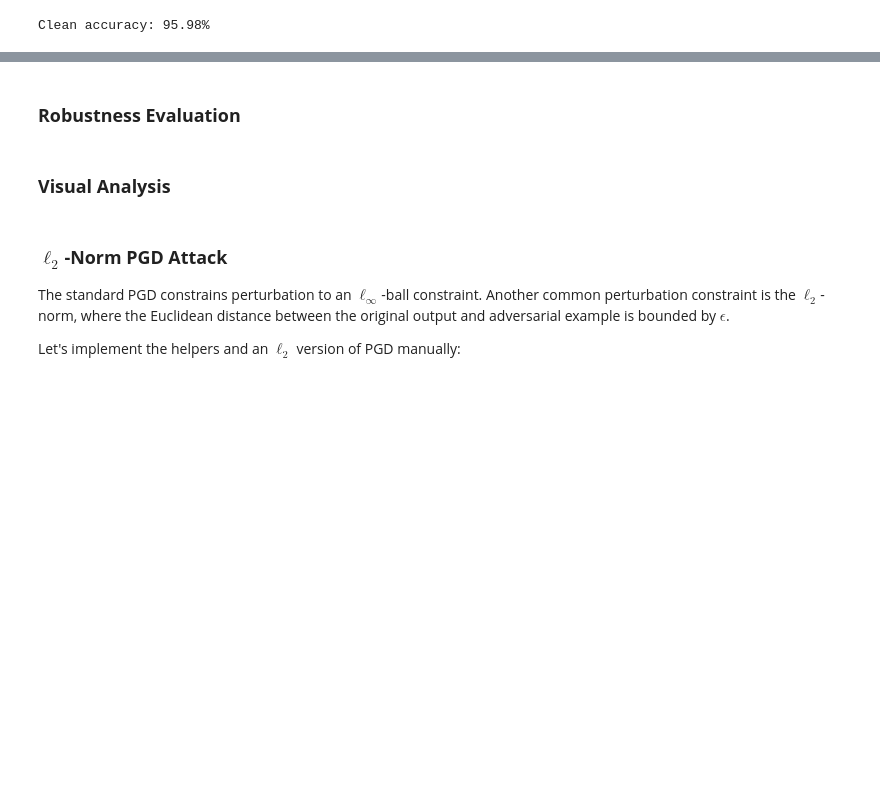
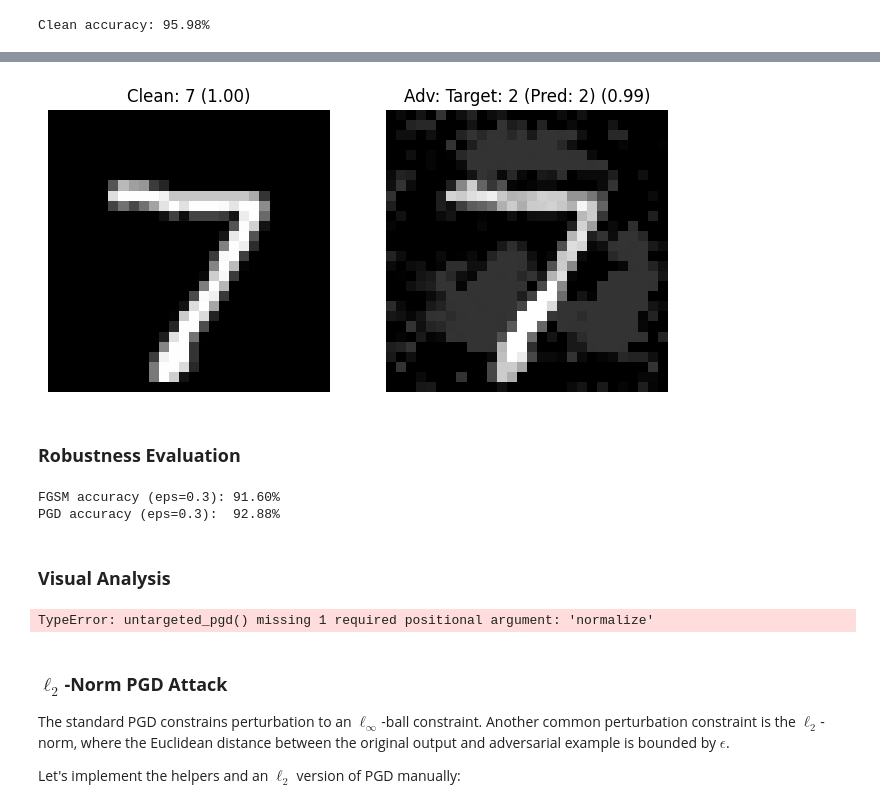
Before and after one commit to ELTE-DSED/Intro-Data-Security, a Jupyter notebook: module_02_input_manipulation/Lab2_Evasion_Attacks.ipynb, the cells around one changed output, grey strips where cells are left out. Drawn from its saved outputs; the diff is of its cells as text; code cells hidden in the pictures; blank space fills up the shorter version.

```diff
--- a/module_02_input_manipulation/Lab2_Evasion_Attacks.ipynb
+++ b/module_02_input_manipulation/Lab2_Evasion_Attacks.ipynb
@@ -272,43 +320,104 @@ def pgd_attack(model, x, y, epsilon=0.3, alpha=0.01, steps=40):
+# %%
+def targeted_pgd(x_batch, target_labels, network, normalize, eps=0.3, alpha=0.01, steps=40, **kwargs):
+    """
+    Generates a batch of targeted PGD adversarial examples.
+    """
+    x_batch = x_batch.clone().detach().to(device)
+    target_labels = target_labels.to(device)
+
+    # Initialize adversarial image with small noise
+    x_adv = x_batch + 0.001 * torch.randn_like(x_batch)
+
+    for _ in range(steps):
+        x_adv.requires_grad_(True)
+
+        # Normalize images for the network
+        x_normalized = normalize(x_adv)
+
+        # Forward pass
+        logits = network(x_normalized)
+
+        # Compute Loss relative to target labels
+        loss_fn = nn.CrossEntropyLoss(reduction="mean")
+        loss = loss_fn(logits, target_labels)
+
+        # Backward pass
+        network.zero_grad()
+        loss.backward()
+
+        # Extract the sign of the gradient
+        grad_sign = x_adv.grad.data.sign()
+
+        # Targeted update: SUBTRACT gradient sign to MINIMIZE loss of target
+        x_adv = x_adv - alpha * grad_sign
+
+        # Project perturbation back into epsilon-ball
+        perturbation = torch.clamp(x_adv - x_batch, min=-eps, max=eps)
+
+        # Apply perturbation and clamp to valid pixel range [0, 1]
+        x_adv = torch.clamp(x_batch + perturbation, 0.0, 1.0).detach()
+
+    return x_adv
+# %%
+# Test your targeted implementation
+test_targeted_attack(targeted_pgd, net, device, target_label=2, eps=0.3, alpha=0.01, steps=20)
+# %% [output]
+[figure, added]
 # %% [markdown]
 ### **Robustness Evaluation**
 # %%
-def adversarial_accuracy(model, loader, attack_fn, **kwargs):
+def adversarial_accuracy(network, loader, attack_fn, **kwargs):
     correct, total = 0, 0
-    model.eval()
+    network.eval()
+    normalize = transforms.Normalize((0.1307,), (0.3081,))
+    # Denormalize function to convert loader output back to [0,1]
+    def denormalize(tensor):
+        return tensor * 0.3081 + 0.1307
+
     for x, y in loader:
         x, y = x.to(device), y.to(device)
-        x_adv = attack_fn(model, x, y, **kwargs)
-        logits = model(x_adv)
+        x_unnorm = denormalize(x)
+        x_adv = attack_fn(x_unnorm, y, network, normalize, **kwargs)
+        logits = network(normalize(x_adv))
         preds = logits.argmax(dim=1)
         correct += (preds == y).sum().item()
         total += y.size(0)
     return correct / total
 
-fgsm_acc = adversarial_accuracy(model, test_loader, fgsm_attack, epsilon=0.3)
-pgd_acc = adversarial_accuracy(model, test_loader, pgd_attack, epsilon=0.3, alpha=0.01, steps=20)
+fgsm_acc = adversarial_accuracy(net, test_loader, untargeted_pgd, eps=0.3, alpha=0.3, steps=1)
+pgd_acc = adversarial_accuracy(net, test_loader, untargeted_pgd, eps=0.3, alpha=0.01, steps=20)
 
 print(f"FGSM accuracy (eps=0.3): {fgsm_acc * 100:.2f}%")
 print(f"PGD accuracy (eps=0.3):  {pgd_acc * 100:.2f}%")
+# %% [output]
+FGSM accuracy (eps=0.3): 91.60%
+PGD accuracy (eps=0.3):  92.88%
 # %% [markdown]
 ### **Visual Analysis**
 # %%
+from utils import MNIST_NORMALIZE, mnist_denormalize
+
 # Visualize adversarial examples
 x, y = next(iter(test_loader))
+x_unnorm = mnist_denormalize(x).to(device)
+y = y.to(device)
 
-x_adv_fgsm = fgsm_attack(model, x[:5], y[:5], epsilon=0.3)
+x_adv_fgsm = untargeted_pgd(x_unnorm[:5], y[:5], net, MNIST_NORMALIZE, eps=0.3, alpha=0.3, steps=1) # FGSM is 1-step PGD
 
 fig, axes = plt.subplots(2, 5, figsize=(12, 5))
 for i in range(5):
-    axes[0, i].imshow((x[i].squeeze() * 0.3081 + 0.1307).cpu(), cmap='gray')
+    axes[0, i].imshow(x_unnorm[i].squeeze().cpu(), cmap='gray', vmin=0, vmax=1)
     axes[0, i].set_title(f"Clean: {y[i].item()}")
     axes[0, i].axis('off')
 
-    axes[1, i].imshow((x_adv_fgsm[i].squeeze() * 0.3081 + 0.1307).cpu(), cmap='gray')
+    axes[1, i].imshow(x_adv_fgsm[i].squeeze().cpu(), cmap='gray', vmin=0, vmax=1)
     axes[1, i].set_title("FGSM")
     axes[1, i].axis('off')
 
 plt.tight_layout()
 plt.show()
+# %% [output]
+TypeError: untargeted_pgd() missing 1 required positional argument: 'normalize'
 # %% [markdown]
 ### **$\ell_2$-Norm PGD Attack**
 
```
Also changed, not shown: parts of 28 cells of this notebook, 1 other file.
